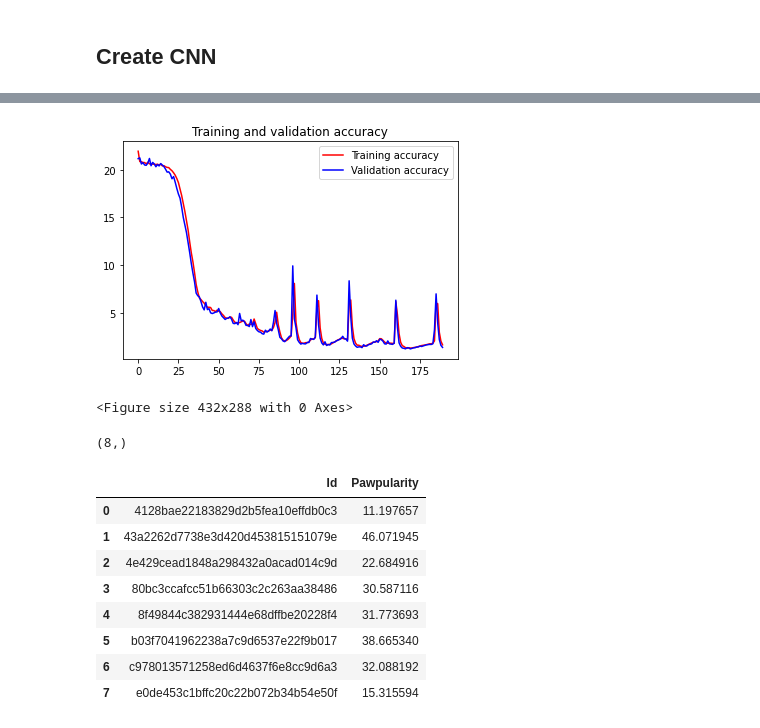
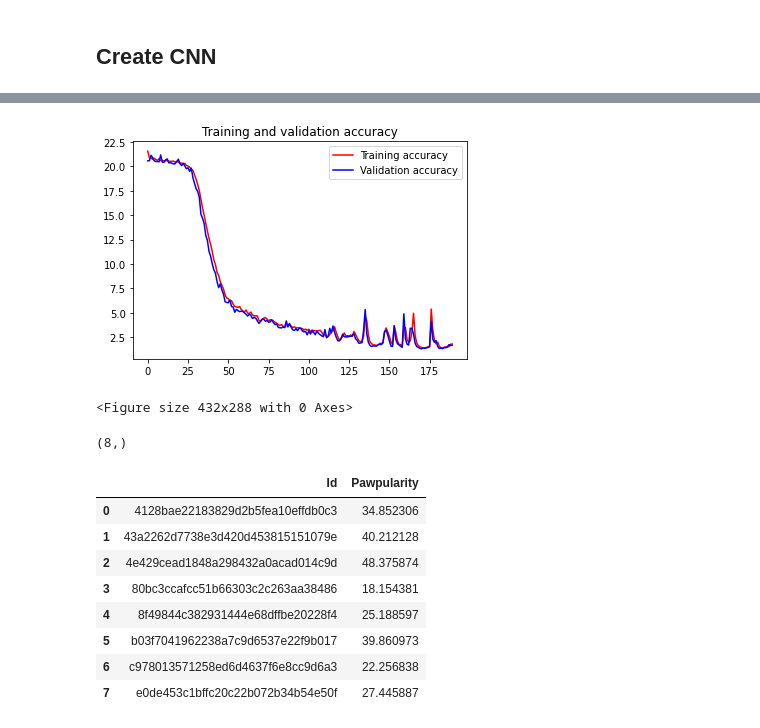
Before and after one commit to khashayarghamati/PetFinder, a Jupyter notebook: notebook352bb87e74.ipynb, the cells around one changed output, grey strips where cells are left out. Drawn from its saved outputs; the diff is of its cells as text; code cells hidden in the pictures.

Commit message:
Kaggle Notebook | notebook352bb87e74 | Version 3

```diff
--- a/notebook352bb87e74.ipynb
+++ b/notebook352bb87e74.ipynb
@@ -133,7 +134,7 @@ class DataLoader:
             resized = cv2.resize(pic_bgr_arr, (100, 100), interpolation = cv2.INTER_AREA)
             pic_rgb_arr = cv2.cvtColor(resized, cv2.COLOR_BGR2RGB)
 
-            npz_file_name = f"/kaggle/working/data/{i.split('.')[0]}.npz"
+            npz_file_name = f"/kaggle/working/cached/{i.split('.')[0]}.npz"
             npz_paths.append(npz_file_name)
             np.savez_compressed(npz_file_name, pic=pic_rgb_arr/255)
         return npz_paths
@@ -458,27 +467,27 @@ json.dump(histories, open(path, 'w'))
 # %%
 acc = []
 val_acc = []
 loss = []
 val_loss = []
 
-
-acc += history['root_mean_squared_error']
-val_acc += history['val_root_mean_squared_error']
-loss += history['loss']
-val_loss += history['val_loss']
+for history in histories:
+    acc += history['root_mean_squared_error']
+    val_acc += history['val_root_mean_squared_error']
+    loss += history['loss']
+    val_loss += history['val_loss']
 
 epochs = range(len(acc))
 
 plt.plot(epochs, acc, 'r', label='Training accuracy')
 plt.plot(epochs, val_acc, 'b', label='Validation accuracy')
 plt.title('Training and validation accuracy')
 plt.legend(loc=0)
 plt.figure()
 
 
 plt.show()
 # %% [output]
-[figure, old version]
+[figure, new version]
 <Figure size 432x288 with 0 Axes>
 # %%
 test_predictions = final_model.predict([test_images, test_meta]).flatten()
@@ -492,14 +501,14 @@ predicted_result.columns=['Id', "Pawpularity"]
 predicted_result
 # %% [output]
 |  | Id | Pawpularity |
-| 0 | 4128bae22183829d2b5fea10effdb0c3 | 11.197657 |
-| 1 | 43a2262d7738e3d420d453815151079e | 46.071945 |
-| 2 | 4e429cead1848a298432a0acad014c9d | 22.684916 |
-| 3 | 80bc3ccafcc51b66303c2c263aa38486 | 30.587116 |
-| 4 | 8f49844c382931444e68dffbe20228f4 | 31.773693 |
-| 5 | b03f7041962238a7c9d6537e22f9b017 | 38.665340 |
-| 6 | c978013571258ed6d4637f6e8cc9d6a3 | 32.088192 |
-| 7 | e0de453c1bffc20c22b072b34b54e50f | 15.315594 |
+| 0 | 4128bae22183829d2b5fea10effdb0c3 | 34.852306 |
+| 1 | 43a2262d7738e3d420d453815151079e | 40.212128 |
+| 2 | 4e429cead1848a298432a0acad014c9d | 48.375874 |
+| 3 | 80bc3ccafcc51b66303c2c263aa38486 | 18.154381 |
+| 4 | 8f49844c382931444e68dffbe20228f4 | 25.188597 |
+| 5 | b03f7041962238a7c9d6537e22f9b017 | 39.860973 |
+| 6 | c978013571258ed6d4637f6e8cc9d6a3 | 22.256838 |
+| 7 | e0de453c1bffc20c22b072b34b54e50f | 27.445887 |
 # %%
 predicted_result.to_csv('submission.csv', index=False)
 # %%
```
Also changed, not shown: parts of 7 cells of this notebook.
